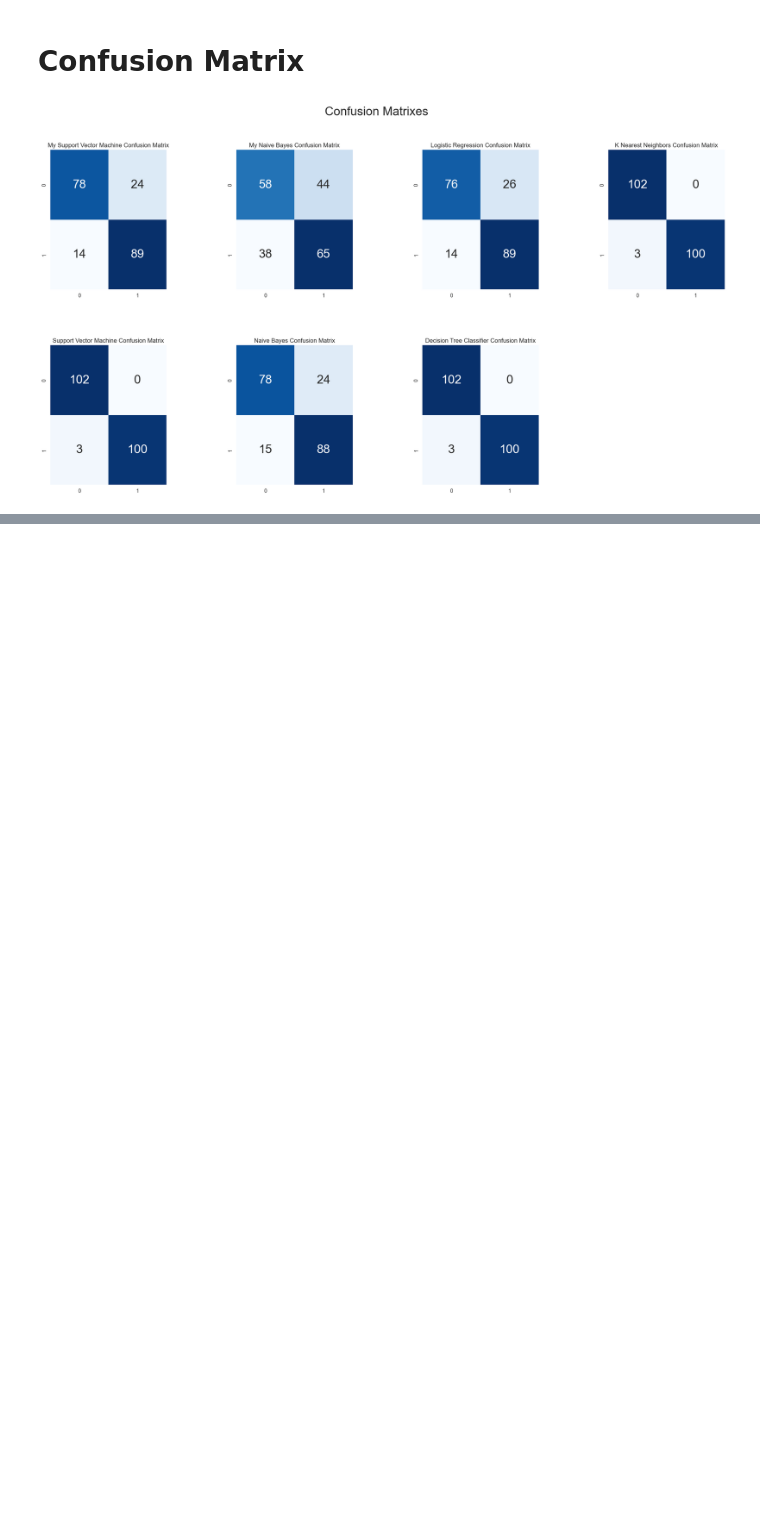
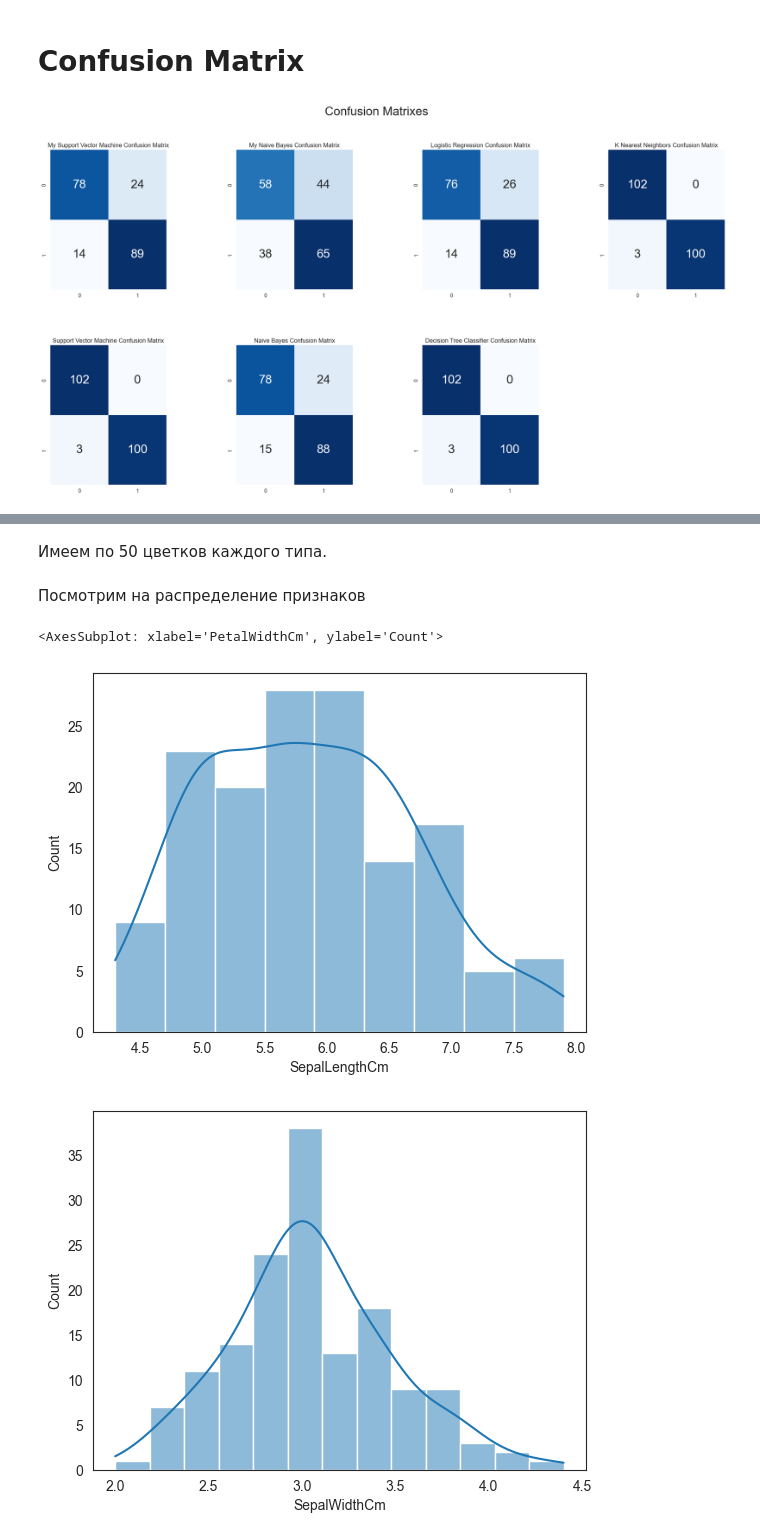
Before and after one commit to bozhnyukAlex/MachineLearning, a Jupyter notebook: tasks/Classification.ipynb, the cells around one changed output, grey strips where cells are left out. Saved outputs shown, nothing was run; the diff lists cells and outputs as text; code cells hidden in the pictures; blank space fills up the shorter version.

```diff
--- a/tasks/Classification.ipynb
+++ b/tasks/Classification.ipynb
@@ -744,0 +795,28 @@ plt.show()
+# %% [markdown]
+Имеем по 50 цветков каждого типа.
+# %% [markdown]
+Посмотрим на распределение признаков
+# %%
+fig = plt.figure(figsize = (14, 10))
+fig.subplots_adjust(top = 0.9)
+ax_1=fig.add_subplot(2, 2, 1)
+sns.histplot(data = df, x = df['SepalLengthCm'], kde = True)
+
+fig = plt.figure(figsize = (14, 10))
+fig.subplots_adjust(top = 0.9)
+ax_1=fig.add_subplot(2, 2, 2)
+sns.histplot(data = df, x = df['SepalWidthCm'], kde = True)
+
+fig = plt.figure(figsize = (14, 10))
+fig.subplots_adjust(top = 0.9)
+ax_1=fig.add_subplot(2, 2, 3)
+sns.histplot(data = df, x = df['PetalLengthCm'], kde = True)
+
+fig = plt.figure(figsize = (14, 10))
+fig.subplots_adjust(top = 0.9)
+ax_1=fig.add_subplot(2, 2, 3)
+sns.histplot(data = df, x = df['PetalWidthCm'], kde=True)
+# %% [output]
+<AxesSubplot: xlabel='PetalWidthCm', ylabel='Count'>
+[figure, added]
+[figure, added]
```
Also changed, not shown: parts of 84 cells of this notebook, 1 other file.
